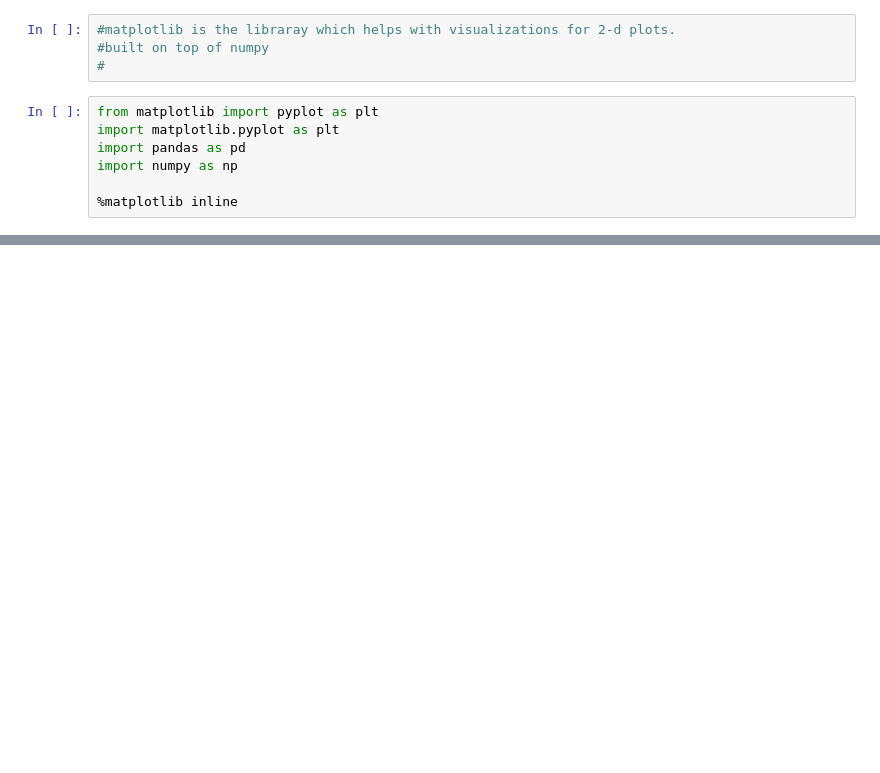
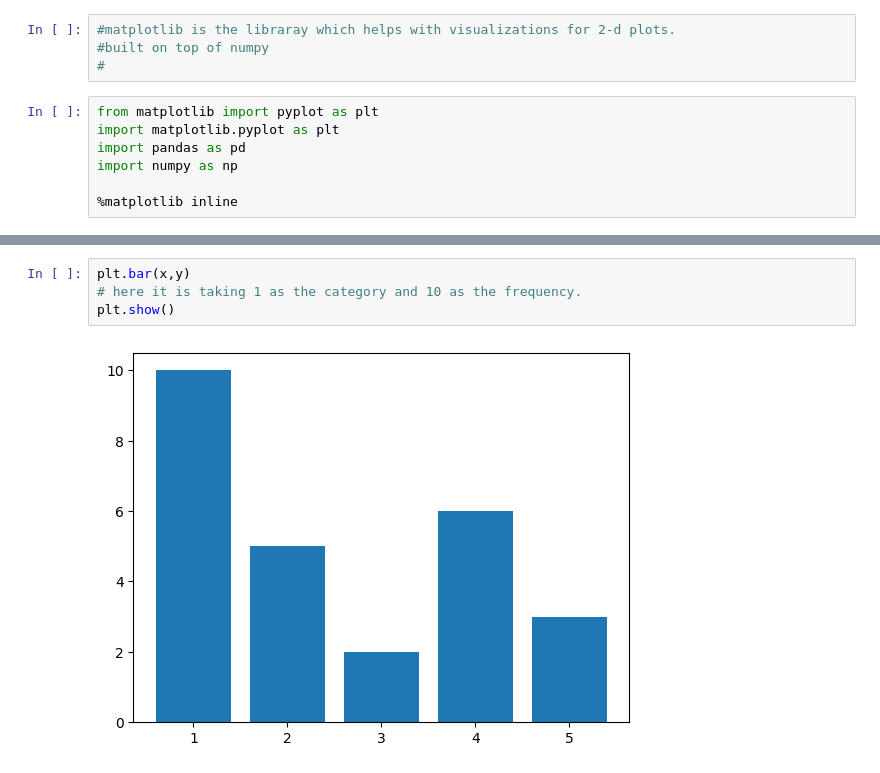
Before and after one commit to NikitaaArora/Ineuron, a Jupyter notebook: Python/Libraries/PANDAS/matplotlib_class.ipynb, the cells around one changed output, grey strips where cells are left out. Cells and saved outputs as stored; diff of their text form; blank space fills up the shorter version.

```diff
--- a/Python/Libraries/PANDAS/matplotlib_class.ipynb
+++ b/Python/Libraries/PANDAS/matplotlib_class.ipynb
@@ -25,0 +40,6 @@ titanic.head()
+# %%
+plt.bar(x,y)
+# here it is taking 1 as the category and 10 as the frequency.
+plt.show()
+# %% [output]
+[figure, added]
```
Also changed, not shown: parts of 33 cells of this notebook.
